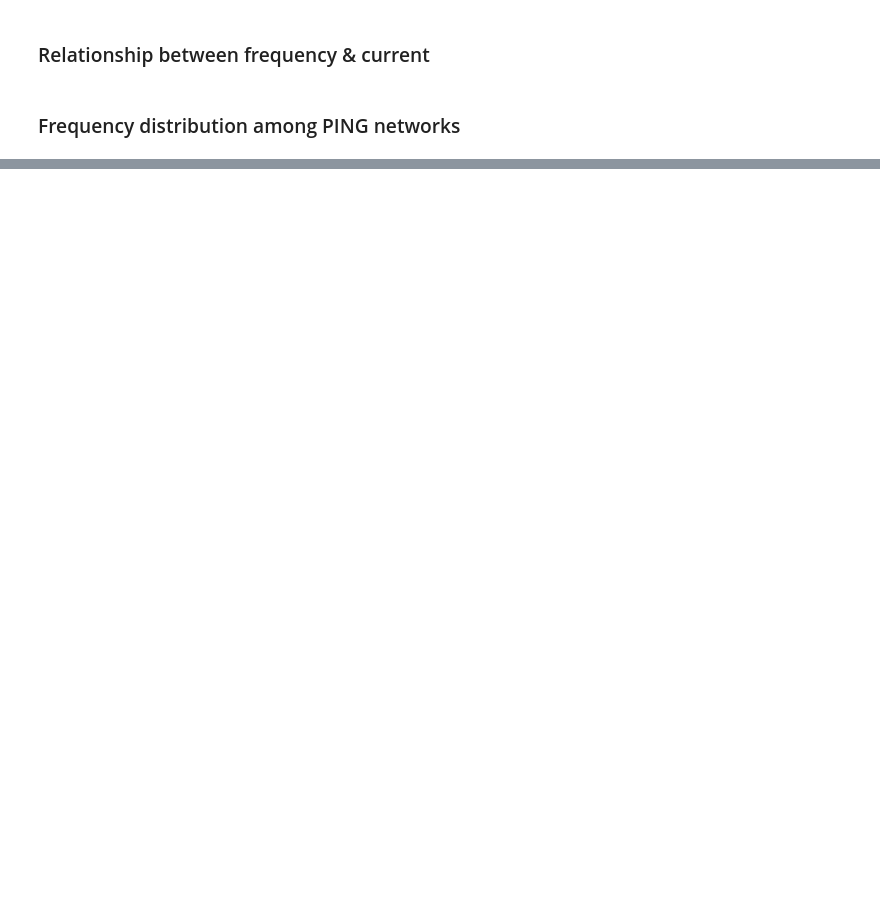
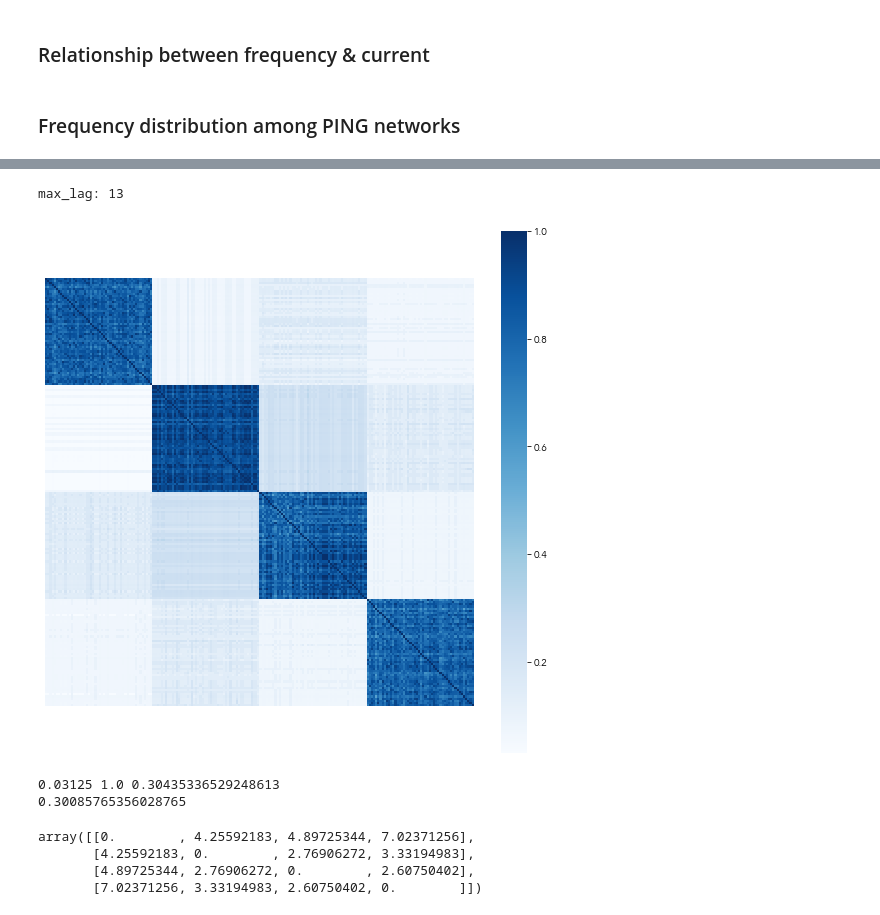
Before and after one commit to thatmariia/grid-ping, a Jupyter notebook: src/main.ipynb, the cells around one changed output, grey strips where cells are left out. Cells and saved outputs as stored; diff of their text form; code cells hidden in the pictures; blank space fills up the shorter version.

```diff
--- a/src/main.ipynb
+++ b/src/main.ipynb
@@ -87,0 +395,58 @@ array([[  4.,   4.,   4., ..., 993., 993., 993.],
+# %%
+from src.spiking_frequencies.CrossCorrelationFactory import CrossCorrelationFactory
+
+USE_RANDOM_VECTORS = False
+
+if USE_RANDOM_VECTORS:
+
+    import random
+    random_vectors = []
+    p = 1.0/24
+    for _ in range(1000):
+        #random_vectors.append([random.randint(0, 1) for _ in range(1000)])
+        random_vectors.append(np.random.binomial(n=1, p=p, size=1000))
+
+    phase_values, phase_locking = CrossCorrelationFactory()._compute_cross_correlation(np.array(random_vectors), 1000)
+else:
+    phase_values, phase_locking = CrossCorrelationFactory().create(all_spikes, params_ping, 1000)
+# %% [output]
+max_lag: 13
+# %%
+fig, ax = plt.subplots(figsize=(1.2*PLOT_SIZE, 1.2*PLOT_SIZE))
+
+import seaborn as sns
+
+sns.heatmap(
+    phase_locking,
+    annot=False,
+    cbar=True,
+    square=True,
+    cmap="Blues",
+    xticklabels=False,
+    yticklabels=False,
+    ax=ax
+)
+
+fig.savefig("phase_locking.pdf", bbox_inches='tight', pad_inches=1)
+# %% [output]
+[figure, added]
+# %%
+# print(min(phase_values.flatten()), max(phase_values.flatten()), np.mean(phase_values.flatten()))
+print(min(phase_locking.flatten()), max(phase_locking.flatten()), np.mean(phase_locking.flatten()))
+
+print(
+    np.mean([phase_locking[i][j] for i in range(phase_locking.shape[0]) for j in range(phase_locking.shape[1]) if i != j])
+)
+# %% [output]
+0.03125 1.0 0.30435336529248613
+0.30085765356028765
+# %%
+from src.plotter.raw_data import fetch_cortical_dist_data
+
+distances = fetch_cortical_dist_data()
+distances
+# %% [output]
+array([[0.        , 4.25592183, 4.89725344, 7.02371256],
+       [4.25592183, 0.        , 2.76906272, 3.33194983],
+       [4.89725344, 2.76906272, 0.        , 2.60750402],
+       [7.02371256, 3.33194983, 2.60750402, 0.        ]])
```
Also changed, not shown: parts of 22 cells of this notebook, 12 other files.
